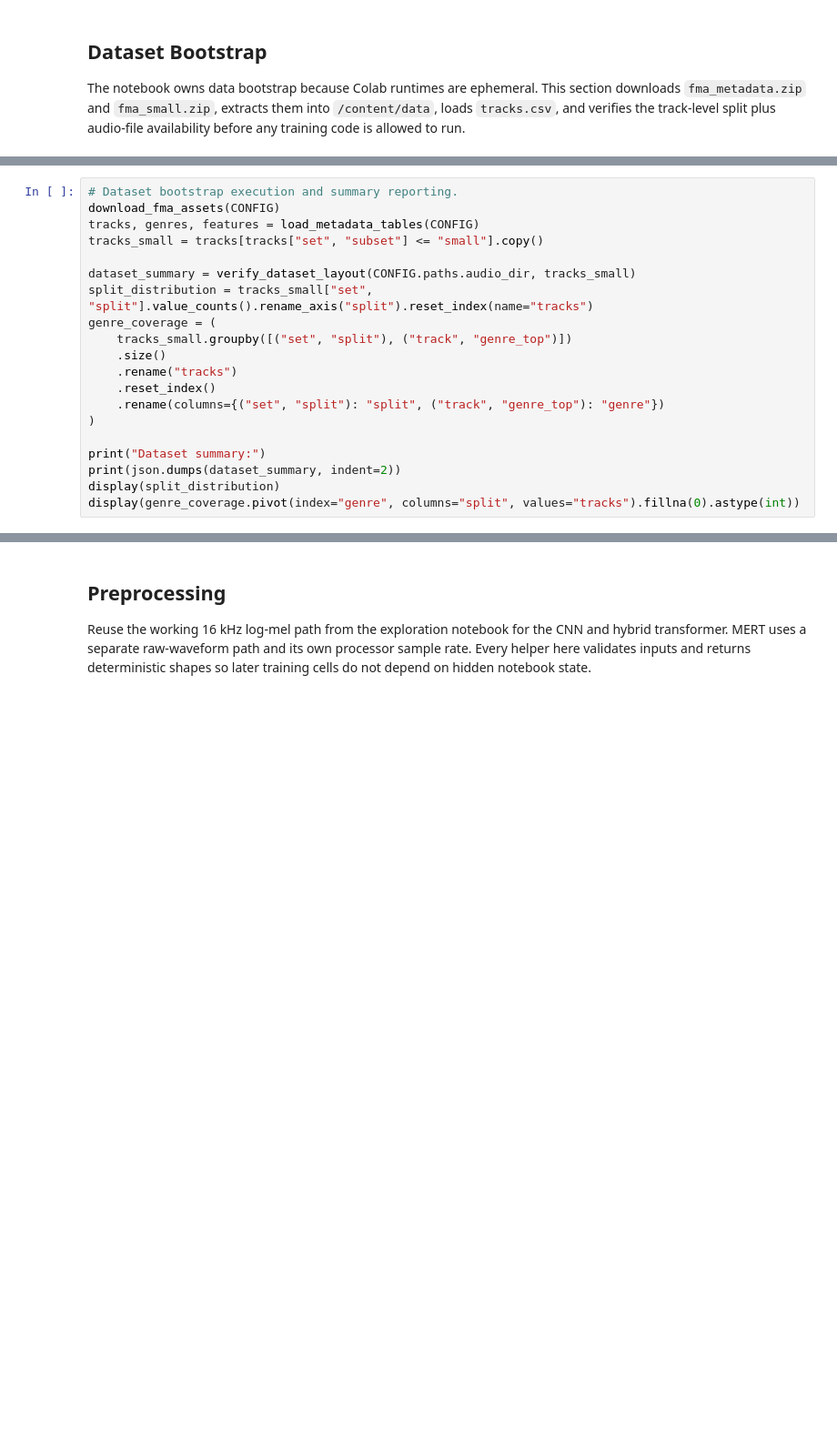
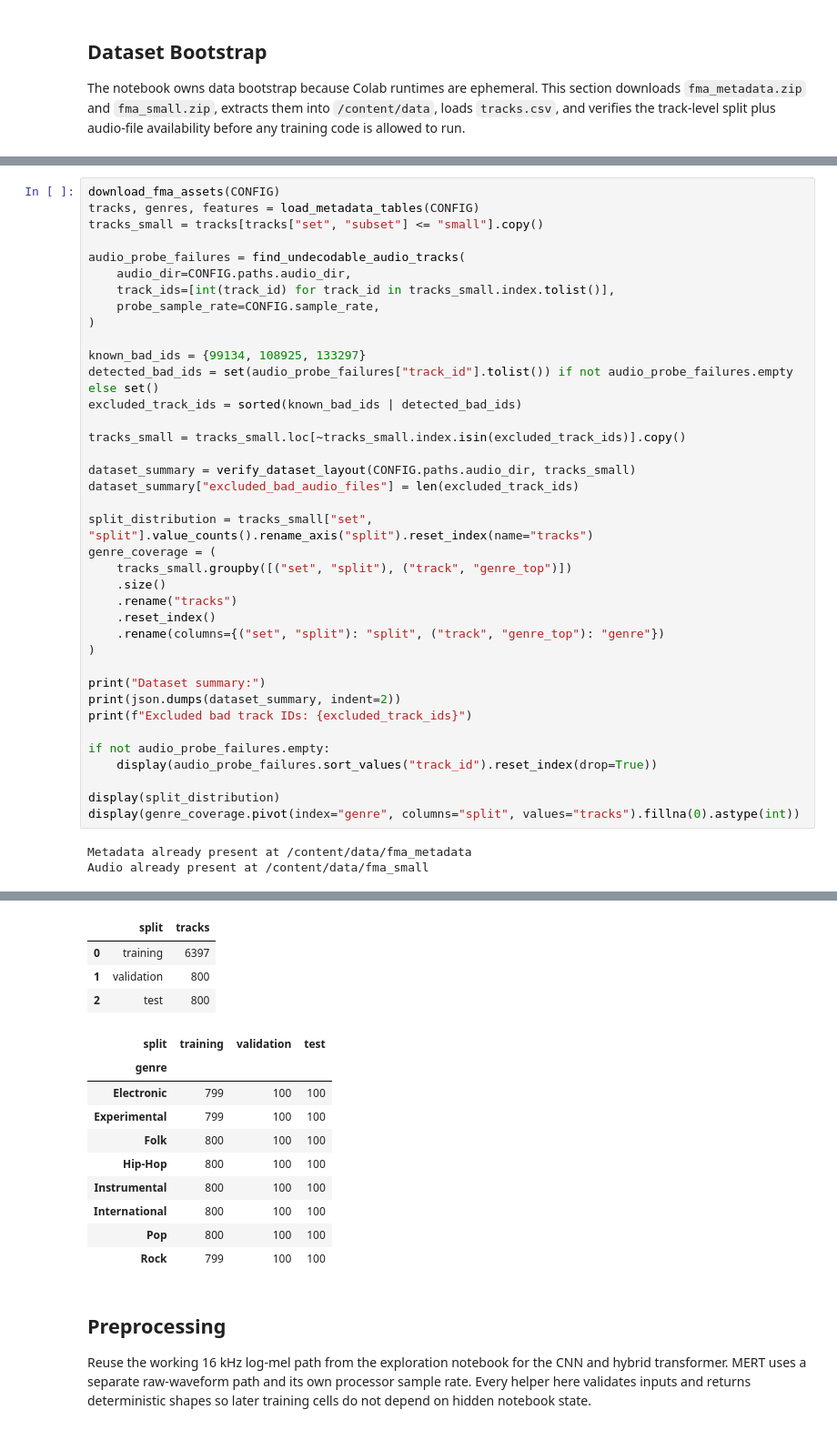
Before and after one commit to Ari-S-123/transformer-fingerprinting, a Jupyter notebook: jupyter-notebooks/02_song_fingerprinting_experiments_colab.ipynb, the cells around one changed output, grey strips where cells are left out. Shown at 91% size. Drawn from its saved outputs; the diff is of its cells as text; blank space fills up the shorter version.

```diff
--- a/jupyter-notebooks/02_song_fingerprinting_experiments_colab.ipynb
+++ b/jupyter-notebooks/02_song_fingerprinting_experiments_colab.ipynb
@@ -377,10 +437,23 @@ def verify_dataset_layout(audio_dir: Path, subset_tracks: pd.DataFrame) -> dict[
 # %%
-# Dataset bootstrap execution and summary reporting.
 download_fma_assets(CONFIG)
 tracks, genres, features = load_metadata_tables(CONFIG)
 tracks_small = tracks[tracks["set", "subset"] <= "small"].copy()
 
+audio_probe_failures = find_undecodable_audio_tracks(
+    audio_dir=CONFIG.paths.audio_dir,
+    track_ids=[int(track_id) for track_id in tracks_small.index.tolist()],
+    probe_sample_rate=CONFIG.sample_rate,
+)
+
+known_bad_ids = {99134, 108925, 133297}
+detected_bad_ids = set(audio_probe_failures["track_id"].tolist()) if not audio_probe_failures.empty else set()
+excluded_track_ids = sorted(known_bad_ids | detected_bad_ids)
+
+tracks_small = tracks_small.loc[~tracks_small.index.isin(excluded_track_ids)].copy()
+
 dataset_summary = verify_dataset_layout(CONFIG.paths.audio_dir, tracks_small)
+dataset_summary["excluded_bad_audio_files"] = len(excluded_track_ids)
+
 split_distribution = tracks_small["set", "split"].value_counts().rename_axis("split").reset_index(name="tracks")
 genre_coverage = (
     tracks_small.groupby([("set", "split"), ("track", "genre_top")])
@@ -392,5 +465,13 @@ genre_coverage = (
 
 print("Dataset summary:")
 print(json.dumps(dataset_summary, indent=2))
+print(f"Excluded bad track IDs: {excluded_track_ids}")
+
+if not audio_probe_failures.empty:
+    display(audio_probe_failures.sort_values("track_id").reset_index(drop=True))
+
 display(split_distribution)
 display(genre_coverage.pivot(index="genre", columns="split", values="tracks").fillna(0).astype(int))
+# %% [output]
+Metadata already present at /content/data/fma_metadata
+Audio already present at /content/data/fma_small
@@ -397,3 +492,17 @@ display(genre_coverage.pivot(index="genre", columns="split", values="tracks").fi
+|  | split | tracks |
+| 0 | training | 6397 |
+| 1 | validation | 800 |
+| 2 | test | 800 |
+| split | training | validation | test |
+| genre |  |  |  |
+| Electronic | 799 | 100 | 100 |
+| Experimental | 799 | 100 | 100 |
+| Folk | 800 | 100 | 100 |
+| Hip-Hop | 800 | 100 | 100 |
+| Instrumental | 800 | 100 | 100 |
+| International | 800 | 100 | 100 |
+| Pop | 800 | 100 | 100 |
+| Rock | 799 | 100 | 100 |
 # %% [markdown]
 ## Preprocessing
 
```
Also changed, not shown: parts of 11 cells of this notebook.
